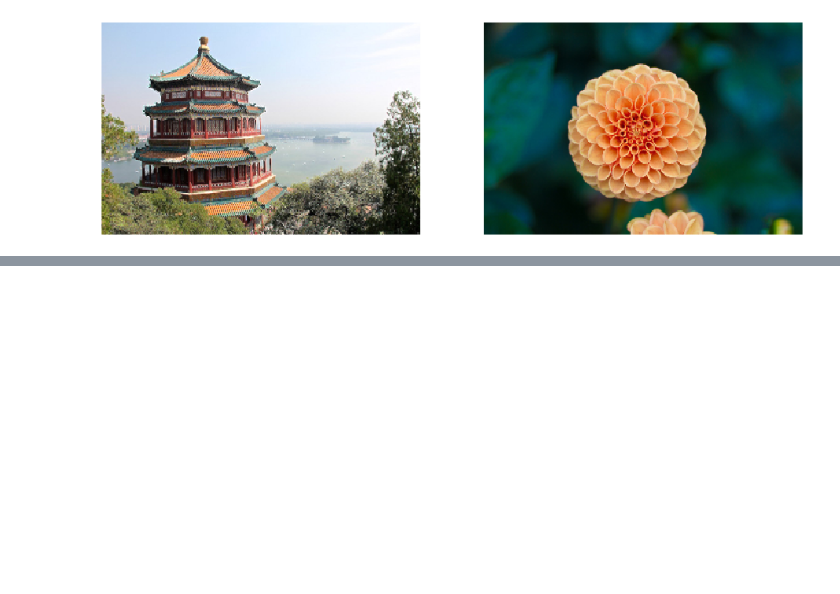
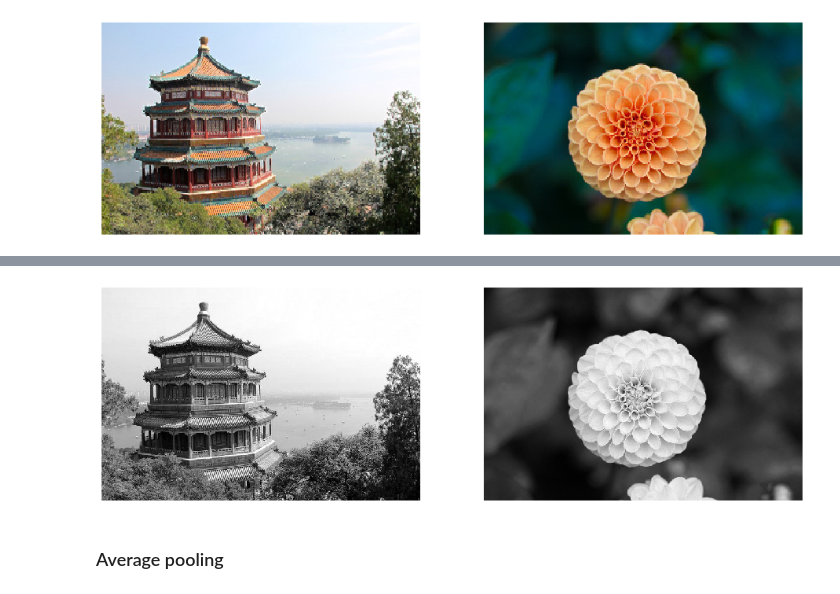
Before and after one commit to Shrey-Viradiya/HandsOnMachineLearning, a Jupyter notebook: Deep_Computer_Vision_using_Convolution_Neural_Network.ipynb, the cells around one changed output, grey strips where cells are left out. Cells and saved outputs as stored; diff of their text form; code cells hidden in the pictures; blank space fills up the shorter version.

```diff
--- a/Deep_Computer_Vision_using_Convolution_Neural_Network.ipynb
+++ b/Deep_Computer_Vision_using_Convolution_Neural_Network.ipynb
@@ -74,0 +77,19 @@ plot_color_image(output[1,:,:,:])
+# %%
+class DepthMaxPool(keras.layers.Layer):
+    def __init__(self, pool_size, strides=None, padding="VALID", **kwargs):
+        super().__init__(**kwargs)
+        if strides is None:
+            strides = pool_size
+        self.pool_size = pool_size
+        self.strides = strides
+        self.padding = padding
+    def call(self, inputs):
+        return tf.nn.max_pool(inputs,
+                              ksize=(1, 1, 1, self.pool_size),
+                              strides=(1, 1, 1, self.pool_size),
+                              padding=self.padding)
+# %%
+depth_pool = DepthMaxPool(3)
+with tf.device("/cpu:0"):
+    depth_output = depth_pool(images)
+depth_output.shape
@@ -74,0 +103,10 @@ plot_color_image(output[1,:,:,:])
+# %%
+plt.figure(figsize=(16,9))
+plt.subplot(121)
+plot_image(depth_output[0,:,:,0])
+plt.subplot(122)
+plot_image(depth_output[1,:,:,0])
+# %% [output]
+[figure, added]
+# %% [markdown]
+### Average pooling
```
Also changed, not shown: parts of 15 cells of this notebook.
